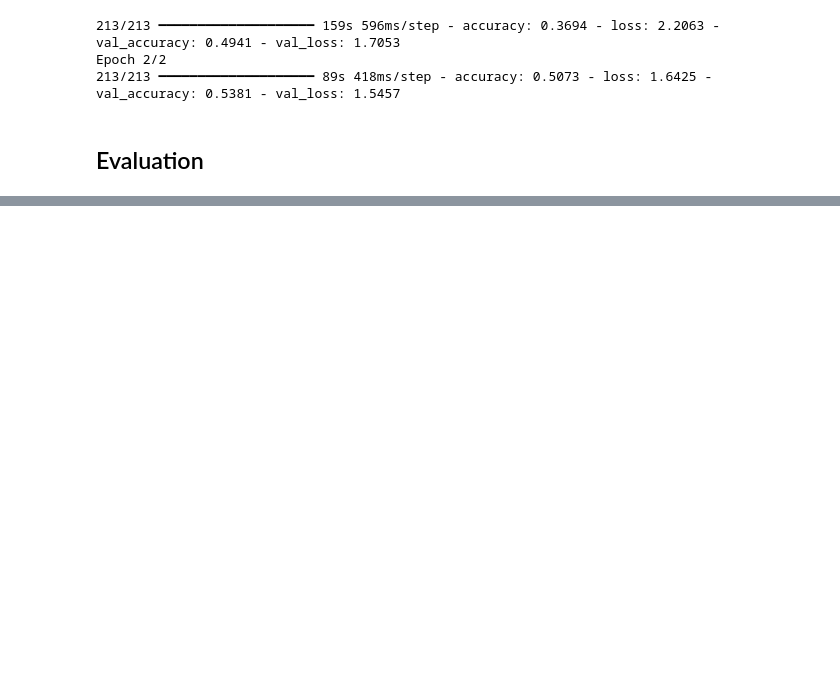
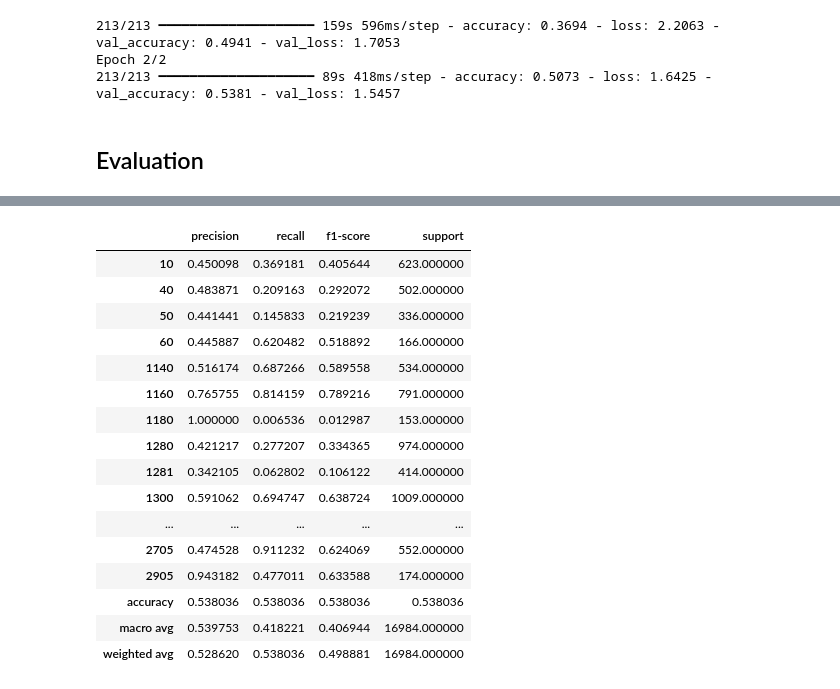
Before and after one commit to Kelorastus/Rakuten, a Jupyter notebook: notebooks/deep_learning_on_images/Valentin.ipynb, the cells around one changed output, grey strips where cells are left out. Drawn from its saved outputs; the diff is of its cells as text; code cells hidden in the pictures; blank space fills up the shorter version.

```diff
--- a/notebooks/deep_learning_on_images/Valentin.ipynb
+++ b/notebooks/deep_learning_on_images/Valentin.ipynb
@@ -262,4 +279,4 @@ model.compile(
     metrics=['accuracy']
 )
 # %%
-callbacks = [save, early_stopping]
+callbacks = [save, early_stopping, reduce_lr]
@@ -281,5 +298,9 @@ raise Exception("Are you sure you want to launch training?")
 # %%
-model_history = model.fit(train_ds, validation_data=test_ds, epochs=7, callbacks=callbacks, class_weights=class_weights)
+import time
+start = time.time()
+model_history = model.fit(train_ds, validation_data=test_ds, epochs=max_epochs, callbacks=callbacks, class_weights=class_weights)
+end = time.time()
+total_minutes = (end - start)/60
 # %% [output]
 Epoch 1/2
 2025-09-30 16:46:53.921208: I external/local_xla/xla/service/service.cc:163] XLA service 0x70c3a4002890 initialized for platform CUDA (this does not guarantee that XLA will be used). Devices:
@@ -325,0 +354,4 @@ Epoch 2/2
+# %%
+#Takes 1m40
+y_pred = model.predict(test_ds)
+y_pred
@@ -325,0 +415,5 @@ Epoch 2/2
+# %%
+from sklearn import metrics
+
+y_test_class = preprocessors['target'].inverse_transform(y_test_ohe.argmax(axis=1))
+y_pred_class = preprocessors['target'].inverse_transform(y_pred.argmax(axis=1))
@@ -325,0 +444,23 @@ Epoch 2/2
+# %%
+import pandas as pd
+report=metrics.classification_report(y_test_class, y_pred_class, output_dict=True)
+report=pd.DataFrame(report).transpose()
+report
+# %% [output]
+|  | precision | recall | f1-score | support |
+| 10 | 0.450098 | 0.369181 | 0.405644 | 623.000000 |
+| 40 | 0.483871 | 0.209163 | 0.292072 | 502.000000 |
+| 50 | 0.441441 | 0.145833 | 0.219239 | 336.000000 |
+| 60 | 0.445887 | 0.620482 | 0.518892 | 166.000000 |
+| 1140 | 0.516174 | 0.687266 | 0.589558 | 534.000000 |
+| 1160 | 0.765755 | 0.814159 | 0.789216 | 791.000000 |
+| 1180 | 1.000000 | 0.006536 | 0.012987 | 153.000000 |
+| 1280 | 0.421217 | 0.277207 | 0.334365 | 974.000000 |
+| 1281 | 0.342105 | 0.062802 | 0.106122 | 414.000000 |
+| 1300 | 0.591062 | 0.694747 | 0.638724 | 1009.000000 |
+| ... | ... | ... | ... | ... |
+| 2705 | 0.474528 | 0.911232 | 0.624069 | 552.000000 |
+| 2905 | 0.943182 | 0.477011 | 0.633588 | 174.000000 |
+| accuracy | 0.538036 | 0.538036 | 0.538036 | 0.538036 |
+| macro avg | 0.539753 | 0.418221 | 0.406944 | 16984.000000 |
+| weighted avg | 0.528620 | 0.538036 | 0.498881 | 16984.000000 |
```
Also changed, not shown: parts of 37 cells of this notebook.
